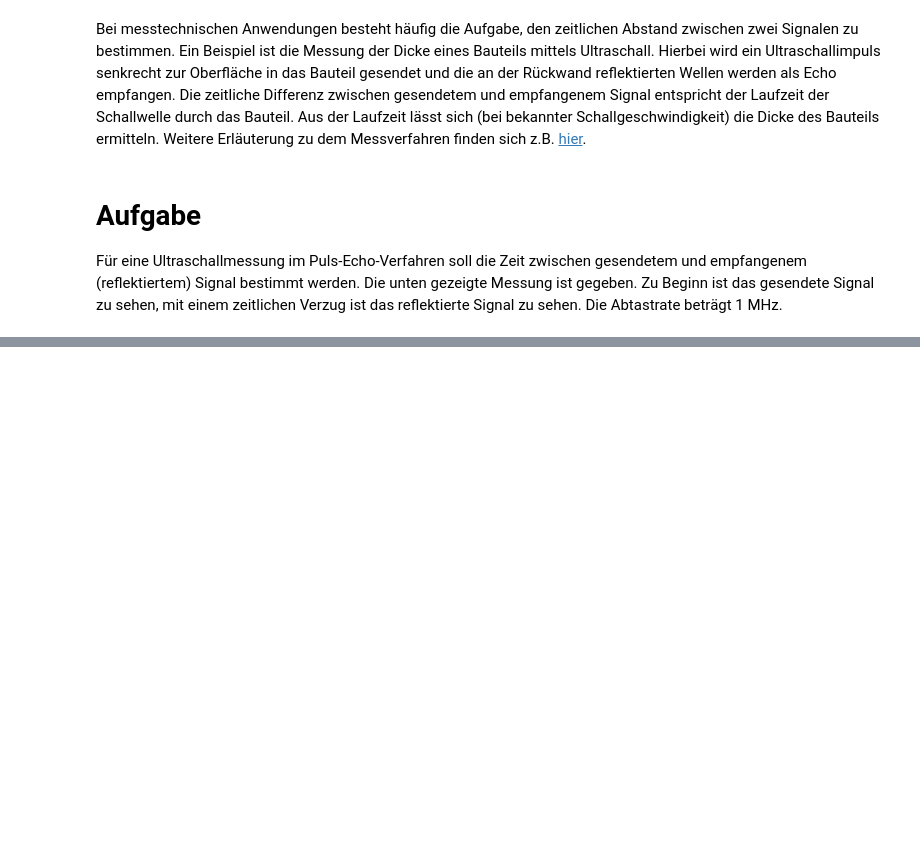
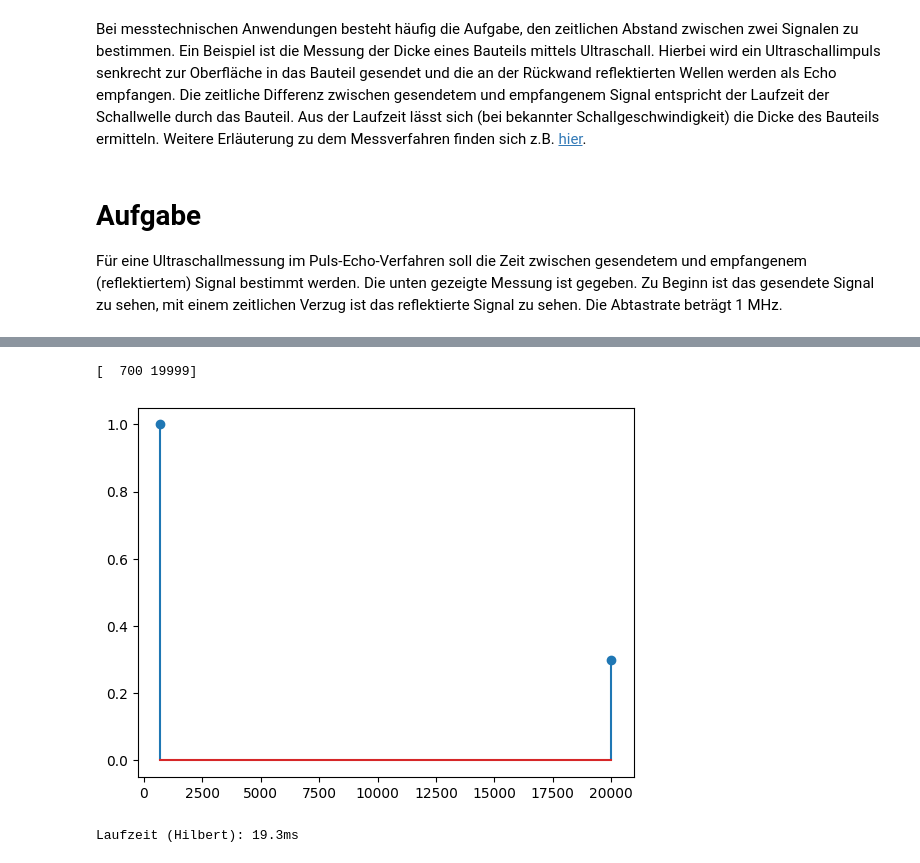
Before and after one commit to Nummer42O/Praktikum_Signalverarbeitung, a Jupyter notebook: P4/SigProc_Praktikum04.ipynb, the cells around one changed output, grey strips where cells are left out. Cells and saved outputs as stored; diff of their text form; code cells hidden in the pictures; blank space fills up the shorter version.

```diff
--- a/P4/SigProc_Praktikum04.ipynb
+++ b/P4/SigProc_Praktikum04.ipynb
@@ -27,0 +83,17 @@ plt.show()
+# %%
+peaks_hilbert, _ = signal.find_peaks(s1_hilbert_curve, height=.2);
+
+print(peaks_hilbert)
+
+plt.stem(peaks_hilbert, s1_hilbert_curve[peaks_hilbert])
+plt.show();
+# %% [output]
+[  700 19999]
+[figure, added]
+# %%
+sample_diff = peaks_hilbert[1] - peaks_hilbert[0];
+sample_rate = 1e6;
+
+print("Laufzeit (Hilbert): ", round(1e3 * sample_diff / sample_rate, 2), "ms", sep='');
+# %% [output]
+Laufzeit (Hilbert): 19.3ms
```
Also changed, not shown: parts of 18 cells of this notebook.
